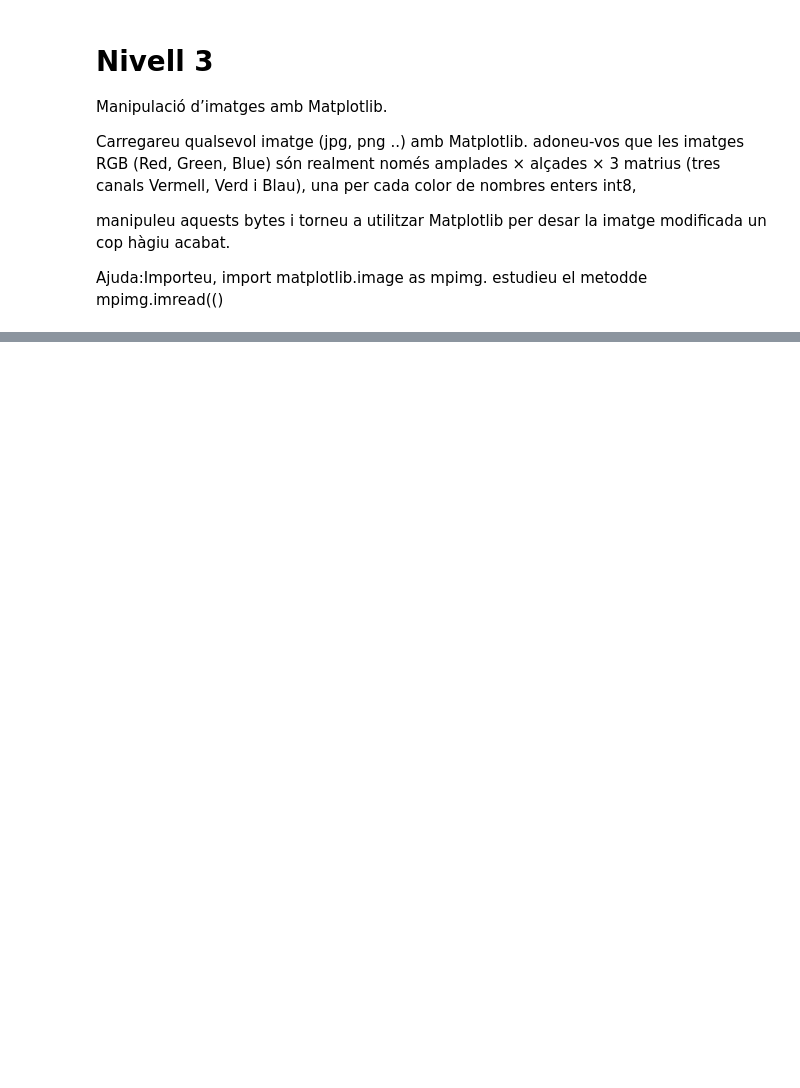
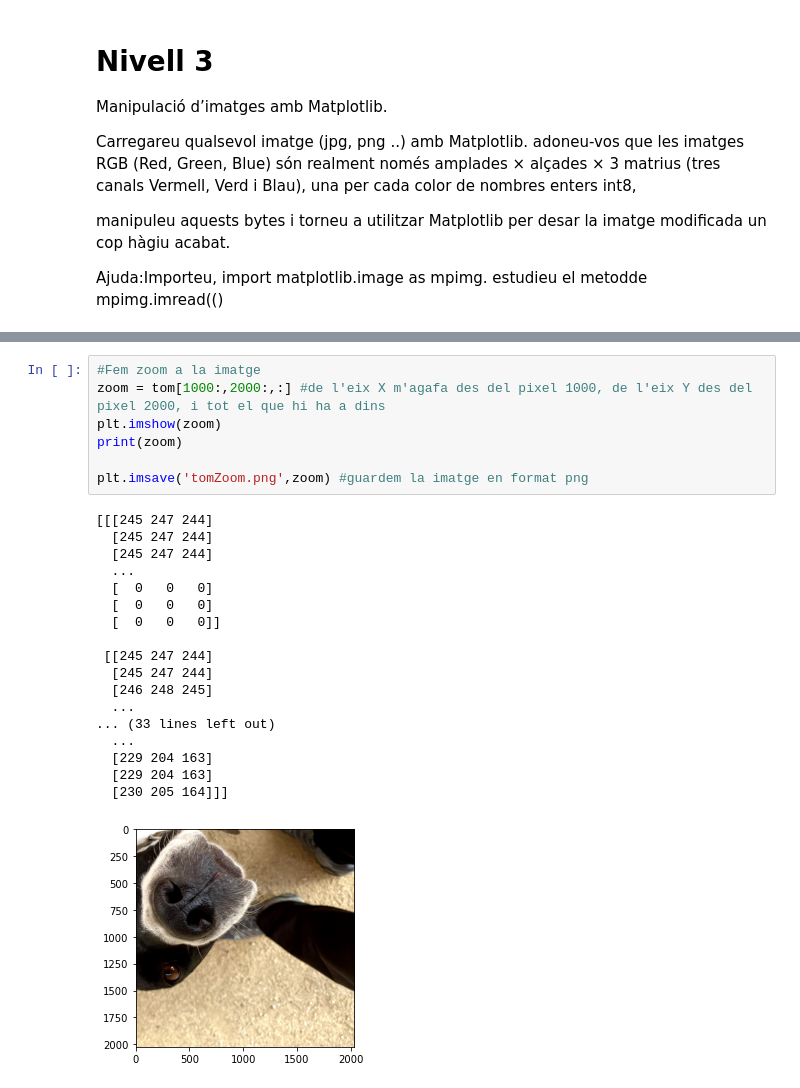
Before and after one commit to anmaba/imatges_numpy, a Jupyter notebook: Sprint2_T02.ipynb, the cells around one changed output, grey strips where cells are left out. Drawn from its saved outputs; the diff is of its cells as text; blank space fills up the shorter version.

```diff
--- a/Sprint2_T02.ipynb
+++ b/Sprint2_T02.ipynb
@@ -176,0 +223,26 @@ Ajuda:Importeu, import matplotlib.image as mpimg. estudieu el metodde mpimg.imre
+# %%
+#Fem zoom a la imatge
+zoom = tom[1000:,2000:,:] #de l'eix X m'agafa des del pixel 1000, de l'eix Y des del pixel 2000, i tot el que hi ha a dins
+plt.imshow(zoom)
+print(zoom)
+
+plt.imsave('tomZoom.png',zoom) #guardem la imatge en format png
+# %% [output]
+[[[245 247 244]
+  [245 247 244]
+  [245 247 244]
+  ...
+  [  0   0   0]
+  [  0   0   0]
+  [  0   0   0]]
+
+ [[245 247 244]
+  [245 247 244]
+  [246 248 245]
+  ...
+... (33 lines left out)
+  ...
+  [229 204 163]
+  [229 204 163]
+  [230 205 164]]]
+[figure, added]
```
Also changed, not shown: parts of 12 cells of this notebook, 1 other file.
